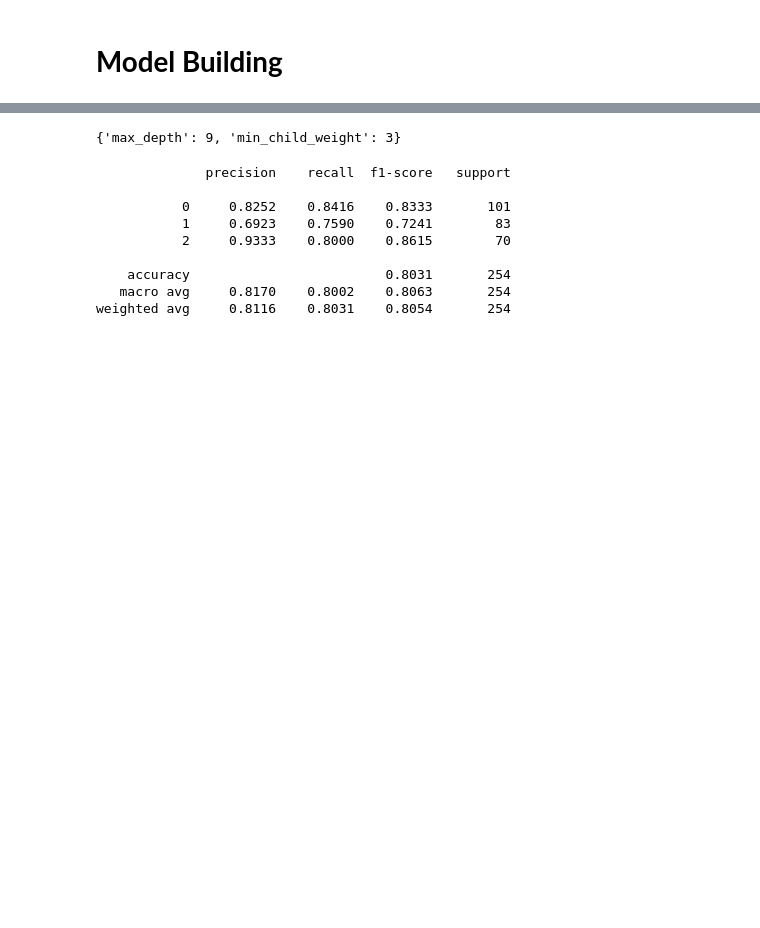
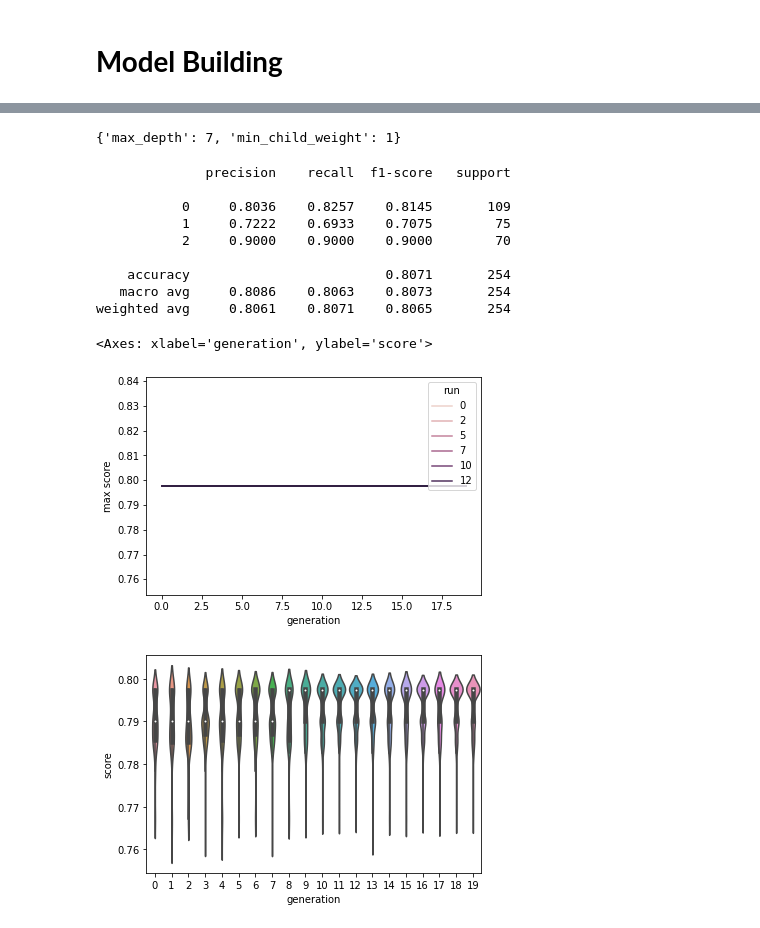
Before and after one commit to justin9503/MSc-Thesis, a Jupyter notebook: Thesis_1.ipynb, the cells around one changed output, grey strips where cells are left out. Saved outputs shown, nothing was run; the diff lists cells and outputs as text; code cells hidden in the pictures; blank space fills up the shorter version.

Commit message:
Upadate models with parameters, not done

```diff
--- a/Thesis_1.ipynb
+++ b/Thesis_1.ipynb
@@ -293,13 +286,13 @@ param_test1 = {
 nia_search = NatureInspiredSearchCV(
     model1,
     param_test1,
-    cv=10,
+    cv=5,
     verbose=1,
-    algorithm='gwo',
-    population_size=25,
-    max_n_gen=10,
+    algorithm='hba',
+    population_size=500,
+    max_n_gen=20,
     max_stagnating_gen=100,
-    runs=5,
+    runs=10,
     scoring='f1_macro',
     random_state=42,
 )
@@ -347,10 +338,10 @@ A = nia_search.best_params_
-# %%
-A
-# %% [output]
-{'max_depth': 9, 'min_child_weight': 3}
+# %%
+C
+# %% [output]
+{'max_depth': 7, 'min_child_weight': 1}
 # %%
 from sklearn.metrics import classification_report
-model1=xgb.XGBClassifier(random_state=2,**A)
+model1=xgb.XGBClassifier(random_state=42,**C)
 
 model1.fit(X_train, y_train)
 
@@ -360,13 +351,23 @@ print(classification_report(y_test, y_pred, digits=4))
 # %% [output]
               precision    recall  f1-score   support
 
-           0     0.8252    0.8416    0.8333       101
-           1     0.6923    0.7590    0.7241        83
-           2     0.9333    0.8000    0.8615        70
+           0     0.8036    0.8257    0.8145       109
+           1     0.7222    0.6933    0.7075        75
+           2     0.9000    0.9000    0.9000        70
 
-    accuracy                         0.8031       254
-   macro avg     0.8170    0.8002    0.8063       254
-weighted avg     0.8116    0.8031    0.8054       254
+    accuracy                         0.8071       254
+   macro avg     0.8086    0.8063    0.8073       254
+weighted avg     0.8061    0.8071    0.8065       254
+# %%
+from sklearn_nature_inspired_algorithms.helpers import score_by_generation_lineplot
+from sklearn_nature_inspired_algorithms.helpers import score_by_generation_violinplot
+
+score_by_generation_lineplot(nia_search)
+score_by_generation_violinplot(nia_search)
+# %% [output]
+<Axes: xlabel='generation', ylabel='score'>
+[figure, added]
+[figure, added]
 # %%
 from sklearn.model_selection import cross_val_score
 # %%
```
Also changed, not shown: parts of 25 cells of this notebook, 1 other file.
